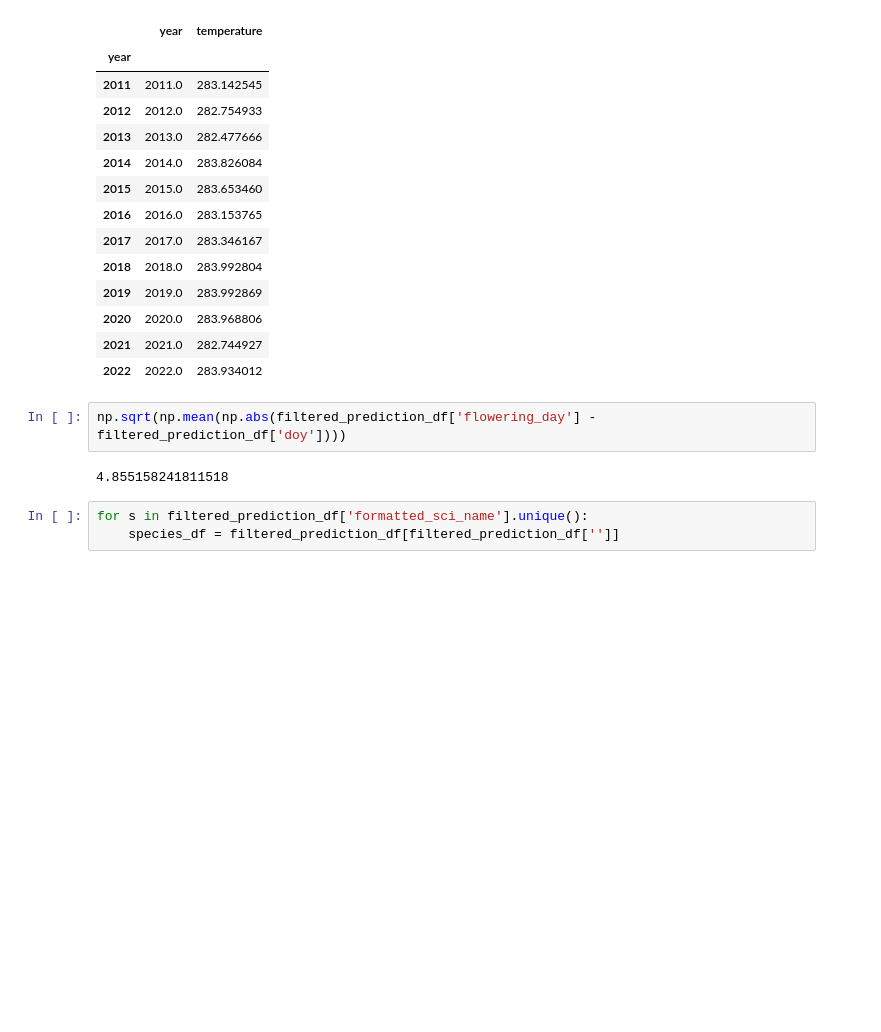
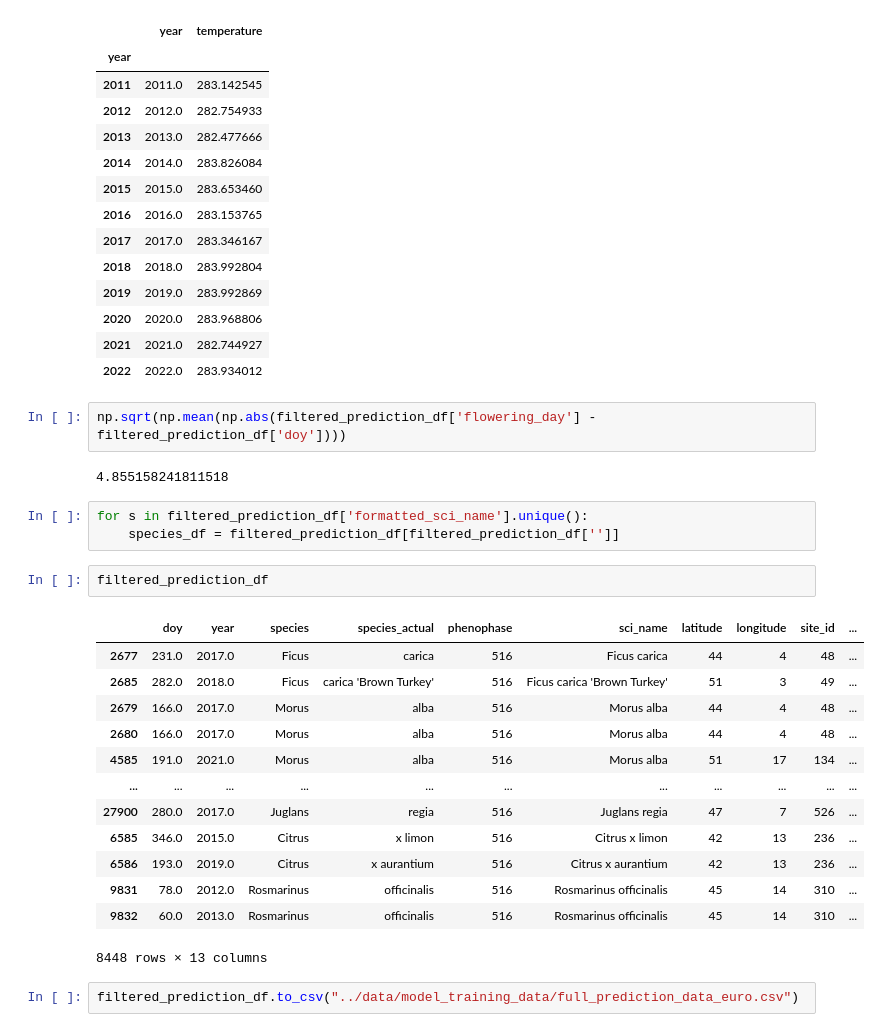
Before and after one commit to falling-fruit/dfg-seasons, a Jupyter notebook: modelling/process_euro_weather_data.ipynb, the cells around one changed output. Cells and saved outputs as stored; diff of their text form; blank space fills up the shorter version.

```diff
--- a/modelling/process_euro_weather_data.ipynb
+++ b/modelling/process_euro_weather_data.ipynb
@@ -893,6 +893,24 @@ euro_monthly.groupby('year')[['year', 'temperature']].mean()
 np.sqrt(np.mean(np.abs(filtered_prediction_df['flowering_day'] - filtered_prediction_df['doy'])))
 # %% [output]
 4.855158241811518
-# %%
-for s in filtered_prediction_df['formatted_sci_name'].unique():
-    species_df = filtered_prediction_df[filtered_prediction_df['']]
+# %%
+for s in filtered_prediction_df['formatted_sci_name'].unique():
+    species_df = filtered_prediction_df[filtered_prediction_df['']]
+# %%
+filtered_prediction_df
+# %% [output]
+|  | doy | year | species | species_actual | phenophase | sci_name | latitude | longitude | site_id | ... |
+| 2677 | 231.0 | 2017.0 | Ficus | carica | 516 | Ficus carica | 44 | 4 | 48 | ... |
+| 2685 | 282.0 | 2018.0 | Ficus | carica 'Brown Turkey' | 516 | Ficus carica 'Brown Turkey' | 51 | 3 | 49 | ... |
+| 2679 | 166.0 | 2017.0 | Morus | alba | 516 | Morus alba | 44 | 4 | 48 | ... |
+| 2680 | 166.0 | 2017.0 | Morus | alba | 516 | Morus alba | 44 | 4 | 48 | ... |
+| 4585 | 191.0 | 2021.0 | Morus | alba | 516 | Morus alba | 51 | 17 | 134 | ... |
+| ... | ... | ... | ... | ... | ... | ... | ... | ... | ... | ... |
+| 27900 | 280.0 | 2017.0 | Juglans | regia | 516 | Juglans regia | 47 | 7 | 526 | ... |
+| 6585 | 346.0 | 2015.0 | Citrus | x limon | 516 | Citrus x limon | 42 | 13 | 236 | ... |
+| 6586 | 193.0 | 2019.0 | Citrus | x aurantium | 516 | Citrus x aurantium | 42 | 13 | 236 | ... |
+| 9831 | 78.0 | 2012.0 | Rosmarinus | officinalis | 516 | Rosmarinus officinalis | 45 | 14 | 310 | ... |
+| 9832 | 60.0 | 2013.0 | Rosmarinus | officinalis | 516 | Rosmarinus officinalis | 45 | 14 | 310 | ... |
+8448 rows × 13 columns
+# %%
+filtered_prediction_df.to_csv("../data/model_training_data/full_prediction_data_euro.csv")
```
Also changed, not shown: parts of 22 cells of this notebook, 11 other files.
